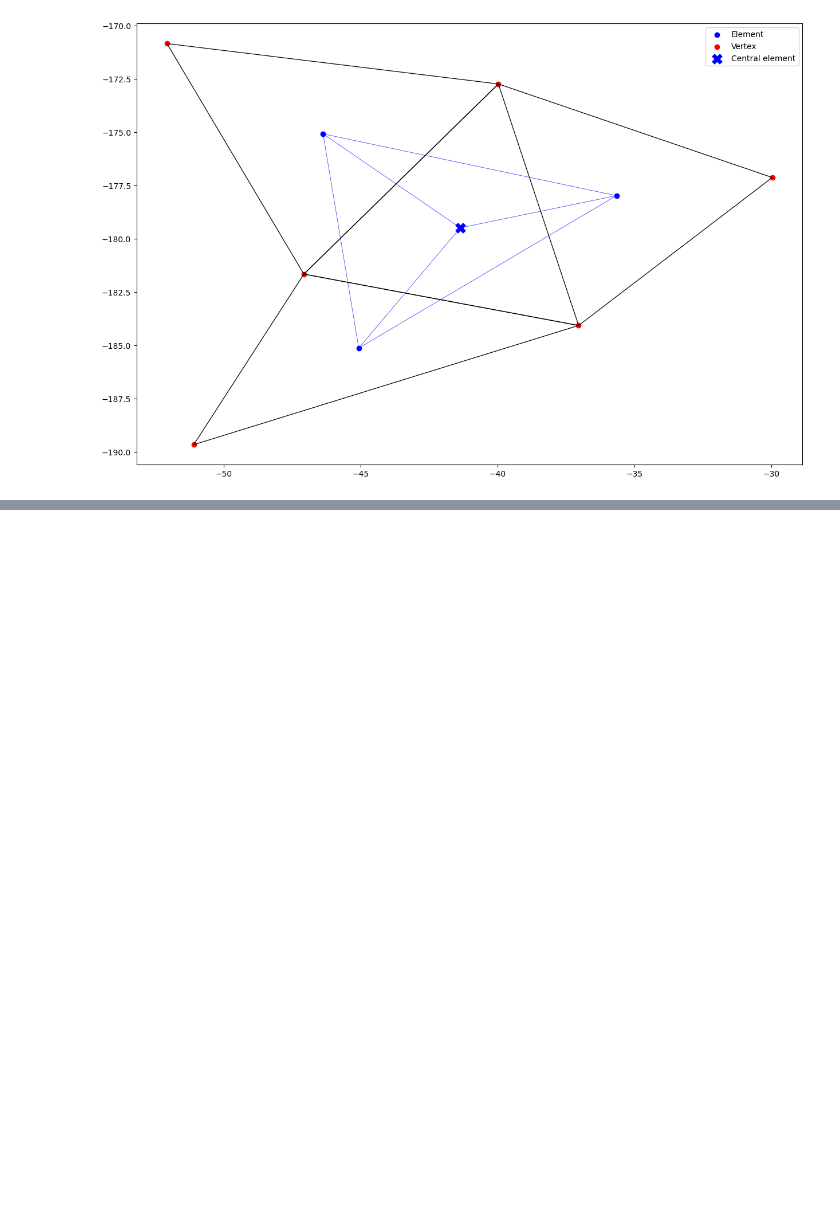
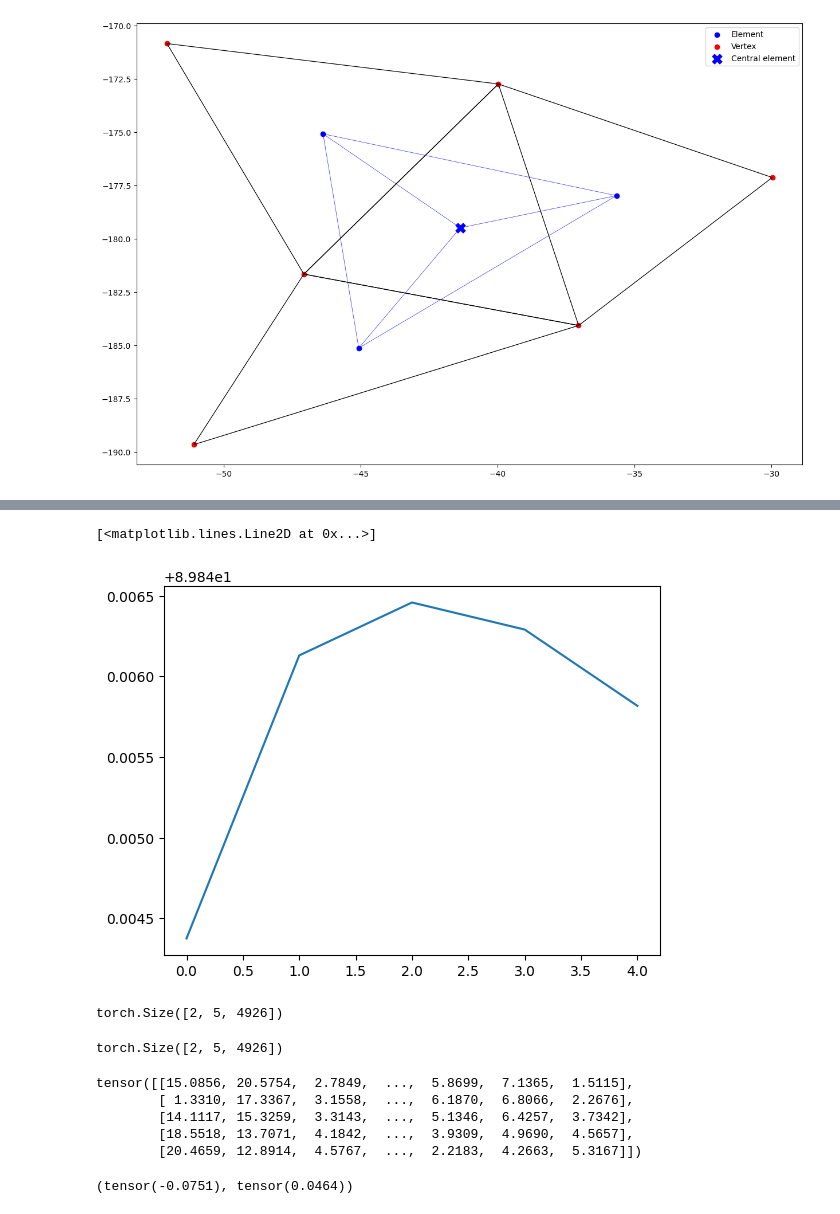
Before and after one commit to nansencenter/nextsim_dynamics_ml, a Jupyter notebook: notebooks/Demo_refactor.ipynb, the cells around one changed output, grey strips where cells are left out. Cells and saved outputs as stored; diff of their text form; code cells hidden in the pictures; blank space fills up the shorter version.

```diff
--- a/notebooks/Demo_refactor.ipynb
+++ b/notebooks/Demo_refactor.ipynb
@@ -311,0 +366,64 @@ plt.tight_layout()
+# %%
+lossess = []
+target_coords = []
+predicted_coords = []
+for graph in train_dataset:
+        graph = graph.to(device)
+        output = model(graph.x, graph.edge_index, graph.edge_attr).cpu().detach().numpy()
+        target = graph.y[0].cpu().detach().numpy()
+        target_coords.append([target[:6],target[6:]]) #target
+        predicted_coords.append([output[:6],output[6:]]) #predicted
+
+target_coords = torch.tensor(target_coords)*1000
+predicted_coords = torch.tensor(predicted_coords)*1000
+# %%
+mse =  nn.MSELoss(reduction='none')
+mae = nn.L1Loss(reduction='none')
+#error over position
+rmse_leads = torch.sqrt(torch.mean(mse(target_coords,predicted_coords),dim=[0,1]))
+#error over velocity
+target_vel = velocity_from_coords(np.array(target_coords))
+predicted_vel = velocity_from_coords(np.array(predicted_coords))
+#speed
+target_vel_norm = velocity_norm(target_vel)
+predicted_vel_norm =  velocity_norm(predicted_vel)
+mae_vel_norm = torch.mean(mae(target_vel_norm,predicted_vel_norm),dim=[-1])
+#angle
+angles = velocity_angle(predicted_vel,target_vel)
+angle_leads = torch.mean(angles,dim=-1)
+plt.plot(angle_leads)
+# %% [output]
+[<matplotlib.lines.Line2D at 0x...>]
+[figure, added]
+# %%
+predicted_vel.shape
+# %% [output]
+torch.Size([2, 5, 4926])
+# %%
+unit_pred_vel.shape
+# %% [output]
+torch.Size([2, 5, 4926])
+# %%
+unit_pred_vel = predicted_vel / predicted_vel_norm
+unit_target_vel = target_vel / target_vel_norm
+# Perform element-wise multiplication followed by sum along the second dimension
+dot_products = torch.clip(torch.sum(unit_pred_vel * unit_target_vel, dim=0),-1.0,1.0)
+angles = torch.acos(dot_products) * 180 / np.pi
+angles
+# %% [output]
+tensor([[15.0856, 20.5754,  2.7849,  ...,  5.8699,  7.1365,  1.5115],
+        [ 1.3310, 17.3367,  3.1558,  ...,  6.1870,  6.8066,  2.2676],
+        [14.1117, 15.3259,  3.3143,  ...,  5.1346,  6.4257,  3.7342],
+        [18.5518, 13.7071,  4.1842,  ...,  3.9309,  4.9690,  4.5657],
+        [20.4659, 12.8914,  4.5767,  ...,  2.2183,  4.2663,  5.3167]])
+# %%
+xs = train_dataset[0].y[0][:6]*1000
+ys = train_dataset[0].y[0][6:]*1000
+
+for i in range(xs.shape[0]-1):
+    u = (xs[i] - xs[i+1]) / (1 * 60 * 60)
+    v = (ys[i] - ys[i+1]) / (1 * 60 * 60)
+
+u,v
+# %% [output]
+(tensor(-0.0751), tensor(0.0464))
```
Also changed, not shown: parts of 8 cells of this notebook.
